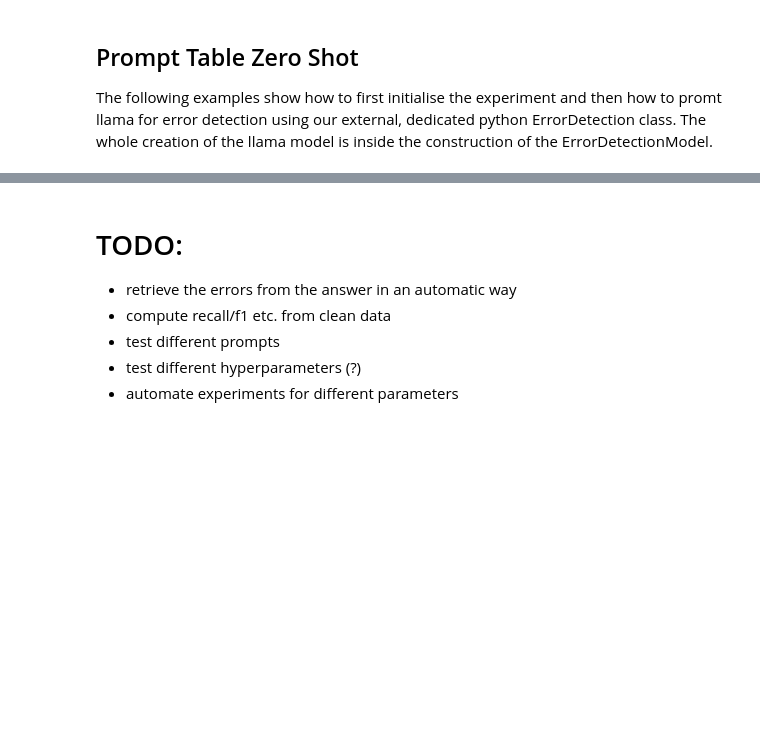
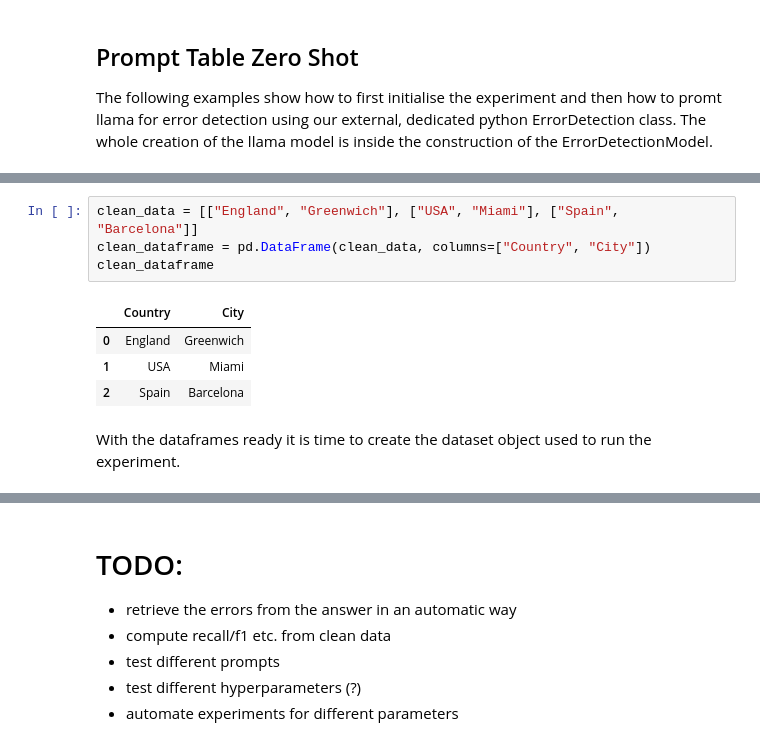
Before and after one commit to janekprange/BDT-Data, a Jupyter notebook: experiments.ipynb, the cells around one changed output, grey strips where cells are left out. Cells and saved outputs as stored; diff of their text form; blank space fills up the shorter version.

```diff
--- a/experiments.ipynb
+++ b/experiments.ipynb
@@ -316,0 +216,11 @@ print(hospital_few_shot_score)
+# %%
+clean_data = [["England", "Greenwich"], ["USA", "Miami"], ["Spain", "Barcelona"]]
+clean_dataframe = pd.DataFrame(clean_data, columns=["Country", "City"])
+clean_dataframe
+# %% [output]
+|  | Country | City |
+| 0 | England | Greenwich |
+| 1 | USA | Miami |
+| 2 | Spain | Barcelona |
+# %% [markdown]
+With the dataframes ready it is time to create the dataset object used to run the experiment.
```
Also changed, not shown: parts of 53 cells of this notebook, 2 other files.
